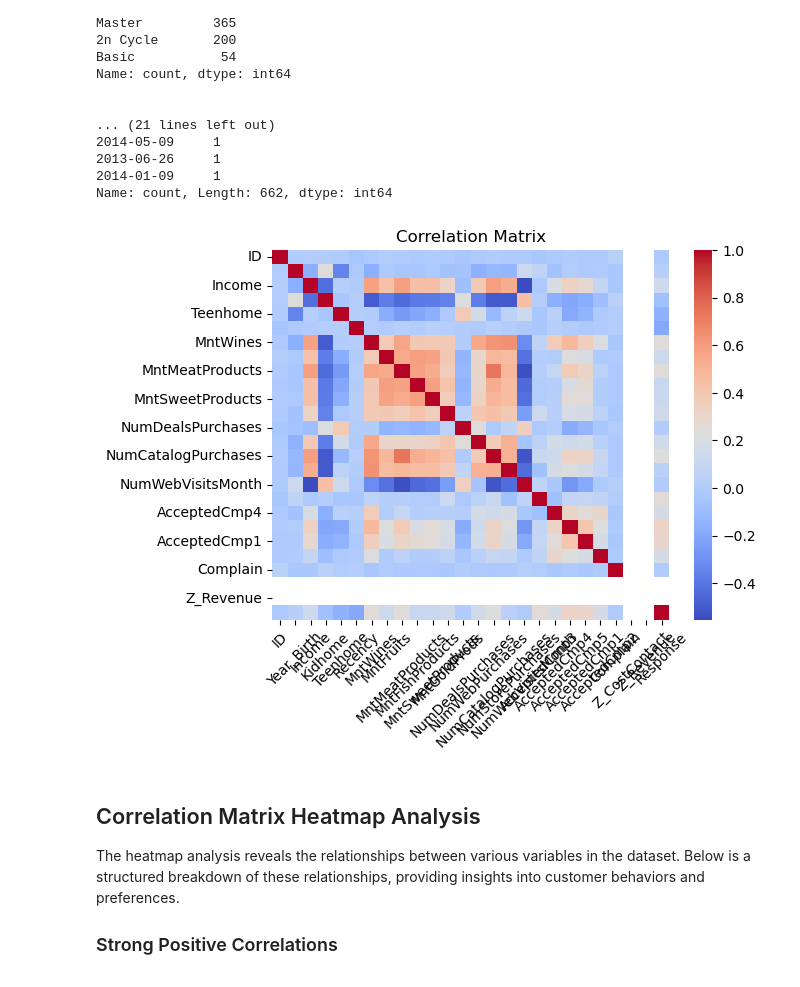
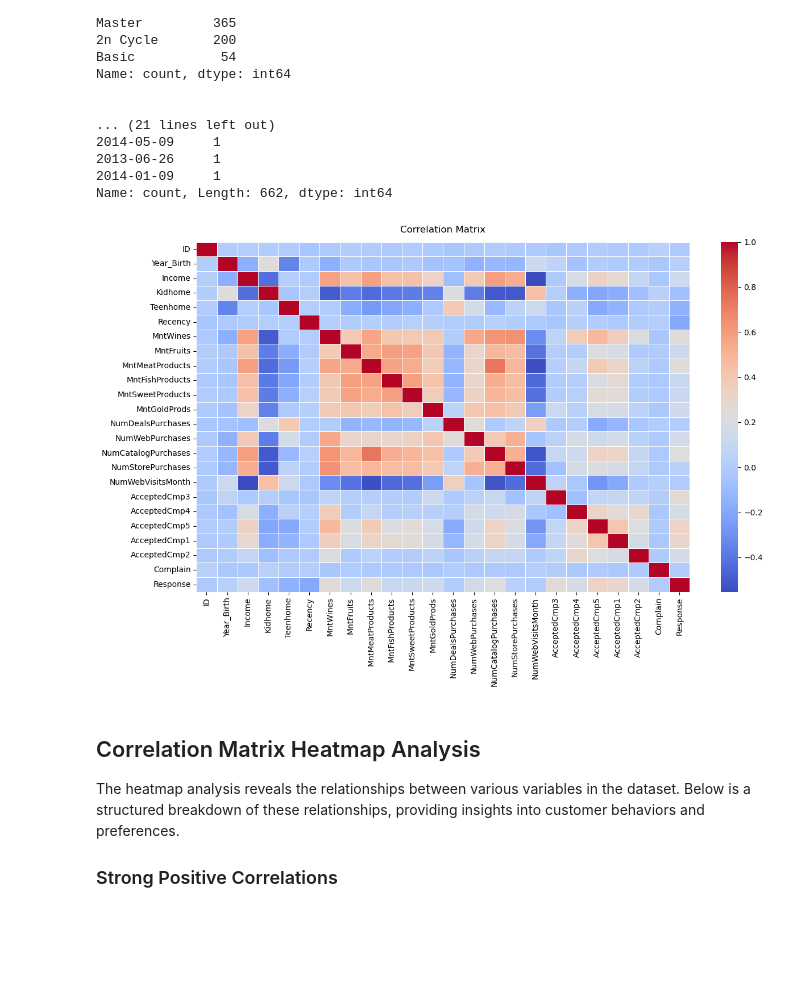
Before and after one commit to ehxewri/Project-2, a Jupyter notebook: Maketing Campaign/Marketing_Campaign.ipynb, the cells around one changed output. Drawn from its saved outputs; the diff is of its cells as text; code cells hidden in the pictures; blank space fills up the shorter version.

```diff
--- a/Maketing Campaign/Marketing_Campaign.ipynb
+++ b/Maketing Campaign/Marketing_Campaign.ipynb
@@ -128,3 +133,16 @@ Drop Percent of the rows is %2
 If the number of NA values in a column is less than the calculated threshold, automatically drop the NA rows.
 {'Income': 24}
 Automatically dropping rows in Income where NA values are present.
+# %%
+# data2: drop columns with only on value
+# # identify columns that have a single value
+# Find columns with only one unique value
+single_value_columns = [col for col in data1.columns if data1[col].nunique() == 1]
+
+# Optionally, display the unique value for each of those columns
+for col in single_value_columns:
+    print(f"Column {col} has the unique value: {data1[col].unique()[0]}")
+# Print columns with only one unique value
+print (f'Columns with a single unique value: {single_value_columns} DROPPED')
+# test dropping some columns
+data2 =data1.drop(single_value_columns, axis=1)
@@ -131,11 +153,11 @@ Automatically dropping rows in Income where NA values are present.
 # %%
 # Identify non numeric columns we will need to deal with
-non_numeric= (data1.dtypes[(data1.dtypes != 'int64') & (data1.dtypes != 'float64')]).index.tolist()
+non_numeric= (data2.dtypes[(data2.dtypes != 'int64') & (data2.dtypes != 'float64')]).index.tolist()
 # display (data.dtypes)
 print (f'Columns that are not numeric :\n {non_numeric}\n')
 
 for column in non_numeric:
-    print (data1[column].value_counts())
+    print (data2[column].value_counts())
     print ('\n')
 # %% [output]
 Columns that are not numeric :
@@ -156,14 +178,17 @@ Name: count, dtype: int64
 2014-01-09     1
 Name: count, Length: 662, dtype: int64
 # %%
-coor1=data1.drop(non_numeric,axis=1)
+coor1=data2.drop(non_numeric,axis=1)
 correlation_matrix = coor1.corr()
-sns.heatmap(correlation_matrix, annot=False, cmap='coolwarm')
-plt.title('Correlation Matrix')
-plt.xticks(rotation=45)
+# display (correlation_matrix)
+plt.figure(figsize=(14, 8))
+heatmap = sns.heatmap(correlation_matrix, annot=False, cmap='coolwarm', linewidths=.5, fmt=".2f")
+heatmap.set_title('Correlation Matrix', fontdict={'fontsize':12}, pad=12)
+plt.xticks(rotation=90, fontsize=10)
+plt.yticks(fontsize=10)
 plt.show()
 # %% [output]
-[figure, old version]
+[figure, new version]
 # %% [markdown]
 
 ## Correlation Matrix Heatmap Analysis
```
Also changed, not shown: parts of 39 cells of this notebook, 1 other file.
